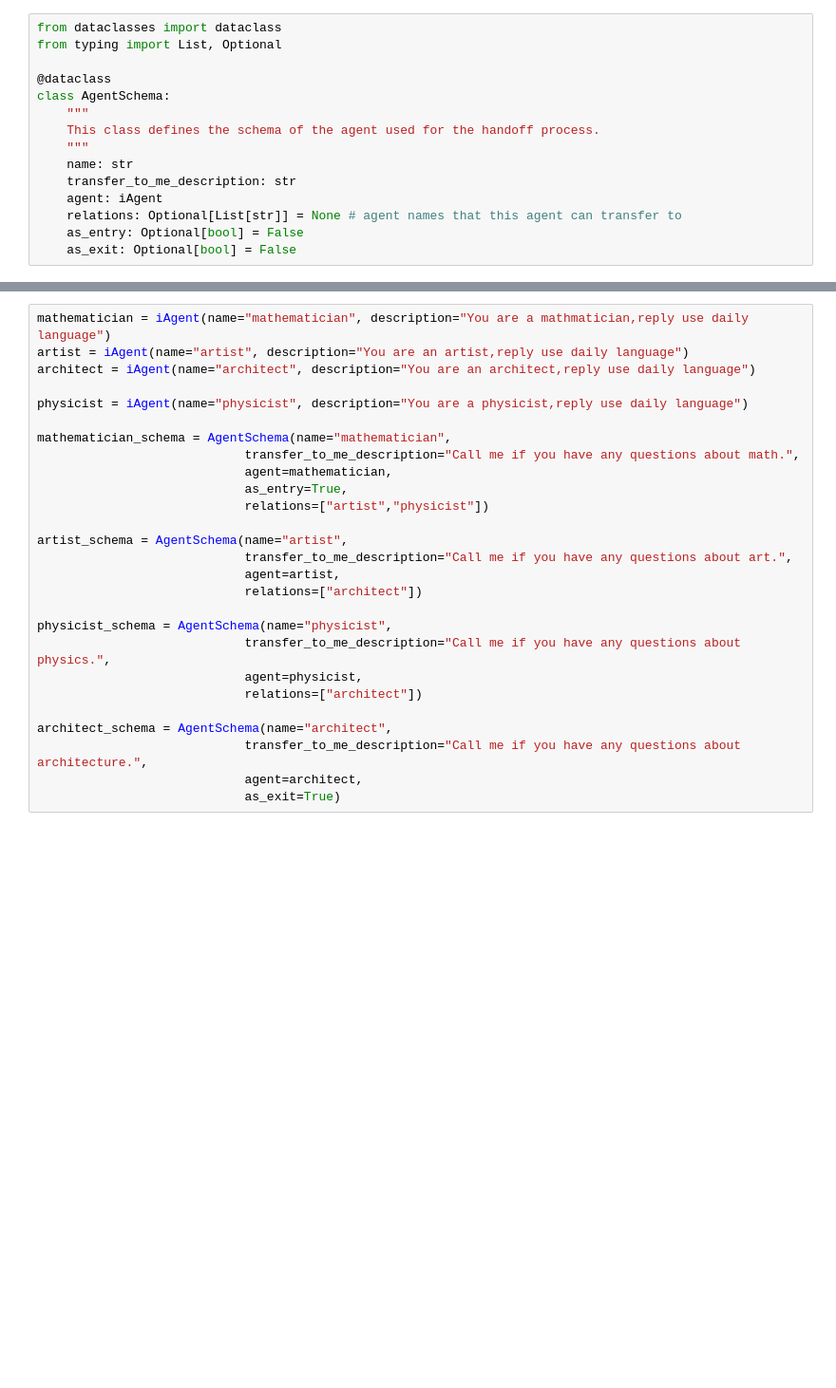
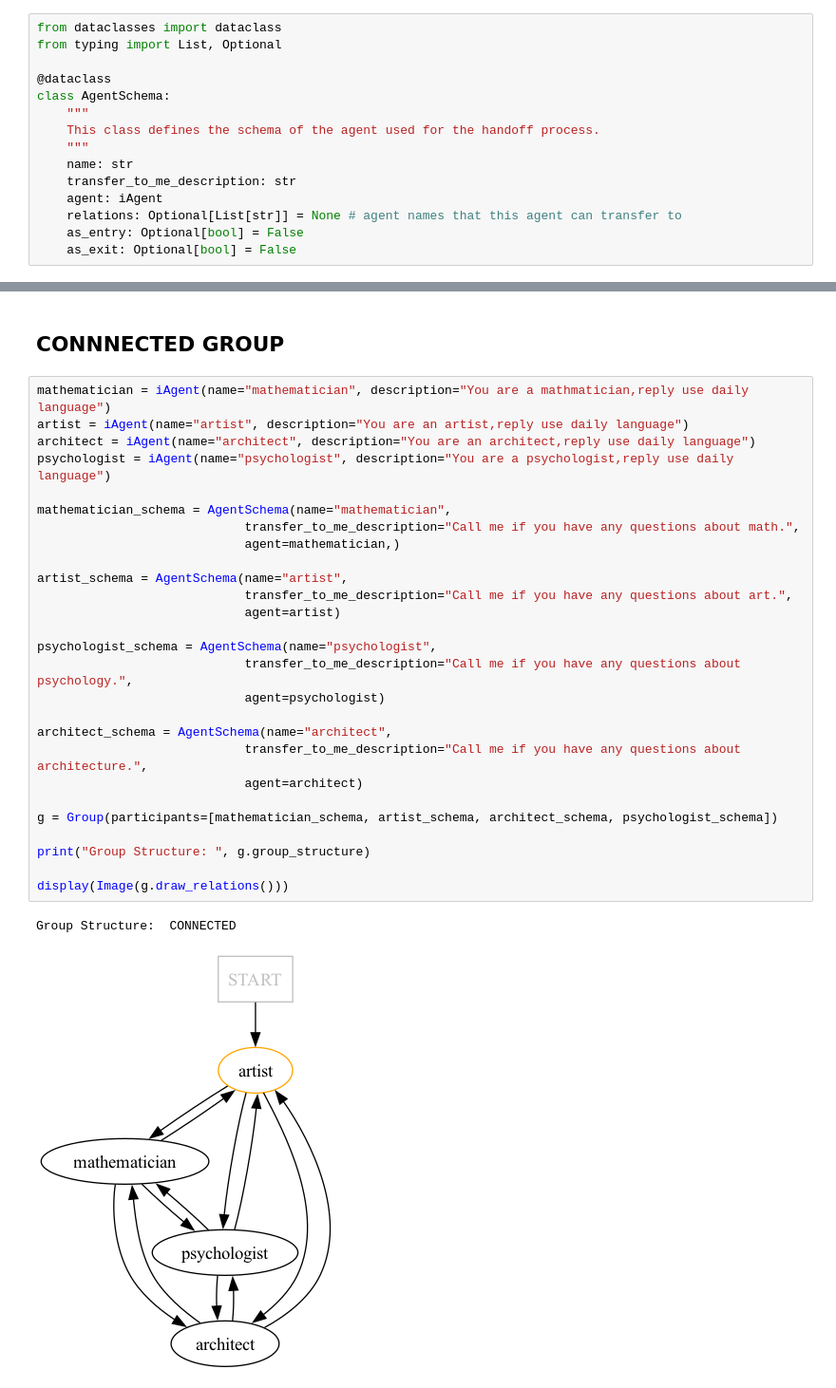
Before and after one commit to ZJCODE/Multi-Agent-Framework, a Jupyter notebook: experiment/standalone_multi_framework_v2.ipynb, the cells around one changed output, grey strips where cells are left out. Shown at 95% size. Drawn from its saved outputs; the diff is of its cells as text; blank space fills up the shorter version.

```diff
--- a/experiment/standalone_multi_framework_v2.ipynb
+++ b/experiment/standalone_multi_framework_v2.ipynb
@@ -360,30 +377,35 @@ class Group:
             return False
 
         return True
+# %% [markdown]
+## CONNNECTED GROUP
 # %%
 mathematician = iAgent(name="mathematician", description="You are a mathmatician,reply use daily language")
 artist = iAgent(name="artist", description="You are an artist,reply use daily language")
 architect = iAgent(name="architect", description="You are an architect,reply use daily language")
-
-physicist = iAgent(name="physicist", description="You are a physicist,reply use daily language")
+psychologist = iAgent(name="psychologist", description="You are a psychologist,reply use daily language")
 
 mathematician_schema = AgentSchema(name="mathematician",
                             transfer_to_me_description="Call me if you have any questions about math.",
-                            agent=mathematician,
-                            as_entry=True,
-                            relations=["artist","physicist"])
+                            agent=mathematician,)
 
 artist_schema = AgentSchema(name="artist",
                             transfer_to_me_description="Call me if you have any questions about art.",
-                            agent=artist,
-                            relations=["architect"])
+                            agent=artist)
 
-physicist_schema = AgentSchema(name="physicist",
-                            transfer_to_me_description="Call me if you have any questions about physics.",
-                            agent=physicist,
-                            relations=["architect"])
+psychologist_schema = AgentSchema(name="psychologist",
+                            transfer_to_me_description="Call me if you have any questions about psychology.",
+                            agent=psychologist)
 
 architect_schema = AgentSchema(name="architect",
                             transfer_to_me_description="Call me if you have any questions about architecture.",
-                            agent=architect,
-                            as_exit=True)
+                            agent=architect)
+
+g = Group(participants=[mathematician_schema, artist_schema, architect_schema, psychologist_schema])
+
+print("Group Structure: ", g.group_structure)
+
+display(Image(g.draw_relations()))
+# %% [output]
+Group Structure:  CONNECTED
+[figure, added]
```
Also changed, not shown: parts of 15 cells of this notebook, 1 other file.
